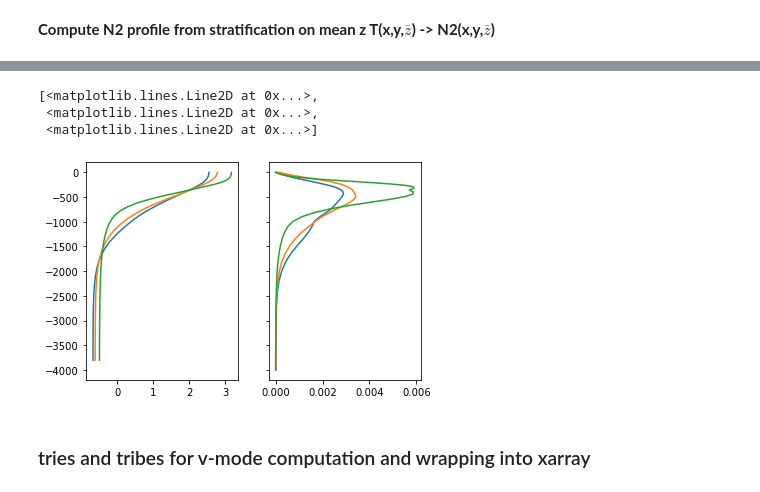
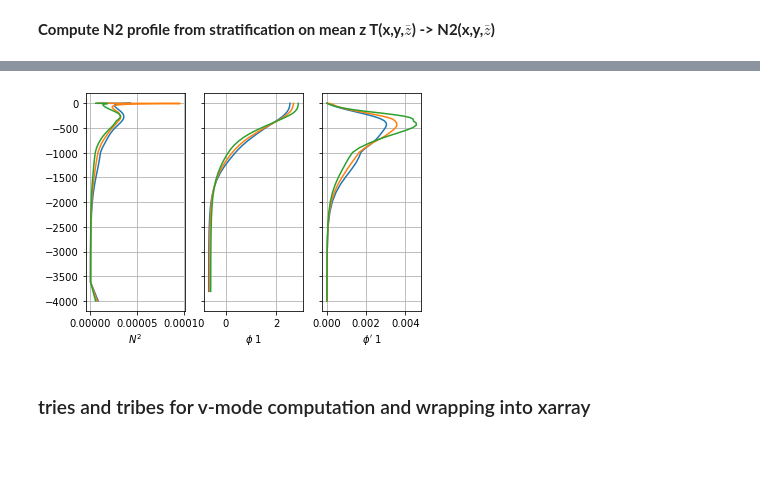
Before and after one commit to slgentil/croco, a Jupyter notebook: tutorials/proj_modes.ipynb, the cells around one changed output, grey strips where cells are left out. Cells and saved outputs as stored; diff of their text form; code cells hidden in the pictures; blank space fills up the shorter version.

```diff
--- a/tutorials/proj_modes.ipynb
+++ b/tutorials/proj_modes.ipynb
@@ -21,7 +21,13 @@ client
 # Read netcdf file
 # %%
 root_path = '/home/datawork-lops-osi/aponte/bturb_itide/jet/'
-run = 'jet_cfg1_wp9_4km_nodecay_2000a2300j/'
+run = 'jet_cfg1_wp6_4km_nodecay_2000a2300j/'
 
 gparams = {'f0': 1.0313e-4, 'beta': 1.6186e-11}
-r = pp.CROCOrun(root_path+run, prefix='file_', open_nc=[], grid_params=gparams)
+r = pp.CROCOrun(root_path+run, prefix='file_', open_nc=[], grid_params=gparams, verbose=True)
+
+### fixing a few stuff. WARNING quick & dirty
+# time is nan
+r['his'].coords['mytime'] = xr.DataArray(np.arange(r['his']["time"].size), dims=["time"])
+
+r['his']
@@ -278,39 +401,28 @@ def computemodes(zc, zf, N2f, nmodes, free_surf=True, g=9.81, sigma=.1):
 # %%
-### using apply_ufunc # several points (section at given x)
-zwean = get_z(r, zeta=sshmean, h=r.ds['his'].h, vgrid='w', hgrid='r')
-# NB: z_w does not have s_w coordinate: is it be possible to fix this?
-
-nmodes = 10
-jj = 20
-zc = zmean.isel(x_rho=jj)
-zf = zwean.isel(x_rho=jj)
-N2f = N2.isel(x_rho=jj)
-
-res = xr.apply_ufunc(computemodes, zc, zf, N2f, nmodes,
-                     input_core_dims=[["s_rho"],["s_w"],["s_w"],[]],
-                    dask='allowed', output_dtypes=[np.float64,np.float64,np.float64],
-                    output_core_dims=[["modes"],["s_rho","modes"],["s_w","modes"]],
-                    vectorize=True)
-# expand result
 cn, phin, dphi = res
 
 ### PROBLEM: can't assign z_rho, z_w to DataArrays
-phin.assign_coords(z_rho=zc)
-dphi.assign_coords(z_w=zf)
+phin["z_rho"] = zc #.assign_coords(z_rho=zc)
+dphi["z_w"] = zf #.assign_coords(z_w=zf)
 
 ### plotting results at a few locations in y
-inds = [10,360,700] # y indices for plotting
+inds = [10,360,700] # [1,100,200] #y or x indices for plotting
+imod = 1
+
 ### can't plot using xarray builtins because of missing coord for s_w
-fig, axs = plt.subplots(1, 2, sharey=True) # can't sharey because missing coord for s_w
-axs[0].plot(phin.sel(modes=1).isel(y_rho=inds).T, zc.isel(y_rho=inds))
-axs[1].plot(dphi.sel(modes=1).isel(y_rho=inds).T, zf.isel(y_rho=inds))
+fig, axs = plt.subplots(1, 3, sharey=True) # can't sharey because missing coord for s_w
+axs[0].plot(N2f.isel(y_rho=inds), zf.isel(y_rho=inds))
+axs[0].set_xlabel(r'$N^2$')
+axs[1].plot(phin.sel(modes=imod).isel(y_rho=inds).T, zc.isel(y_rho=inds))
+axs[1].set_xlabel(r'$\phi$ '+str(imod))
+axs[2].plot(dphi.sel(modes=imod).isel(y_rho=inds).T, zf.isel(y_rho=inds))
+axs[2].set_xlabel(r"$\phi'$ "+str(imod))
 
+for ax in axs:
+    ax.grid(True)
 #phin.sel(modes=1).isel(x_rho=inds)
 #dphi.sel(modes=1).isel(x_rho=[1,10,100]).plot.line(y='s_w', ax=axs[1])
 # %% [output]
-[<matplotlib.lines.Line2D at 0x...>,
- <matplotlib.lines.Line2D at 0x...>,
- <matplotlib.lines.Line2D at 0x...>]
-[figure, old version]
+[figure, new version]
 # %% [markdown]
 ### tries and tribes for v-mode computation and wrapping into xarray
```
Also changed, not shown: parts of 26 cells of this notebook.
